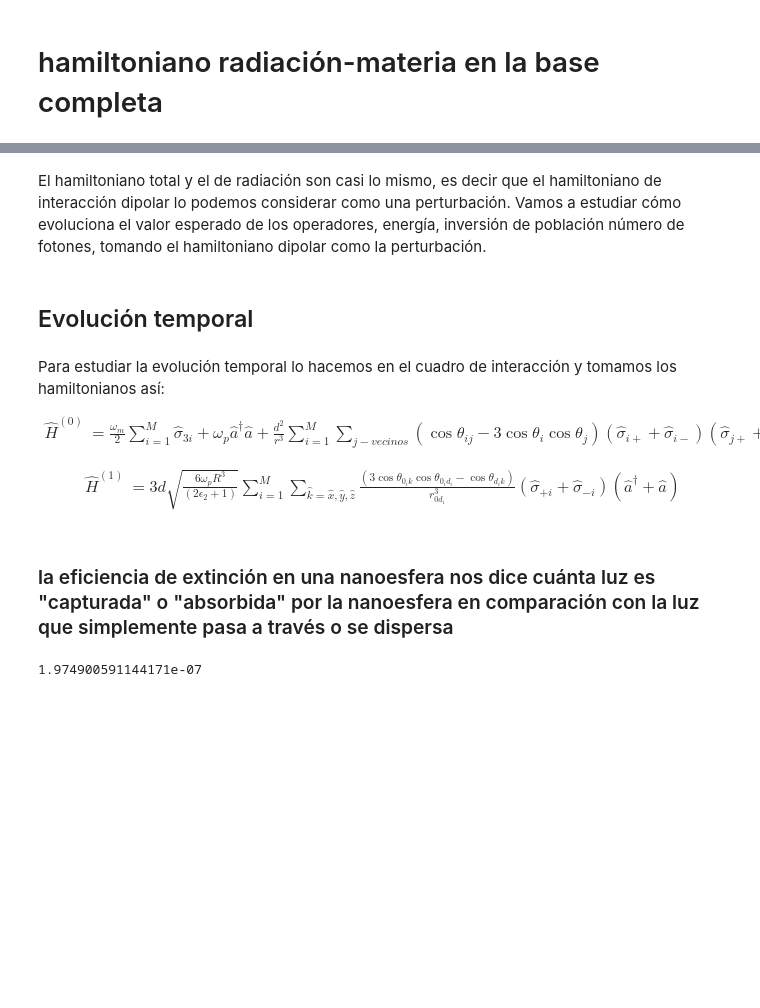
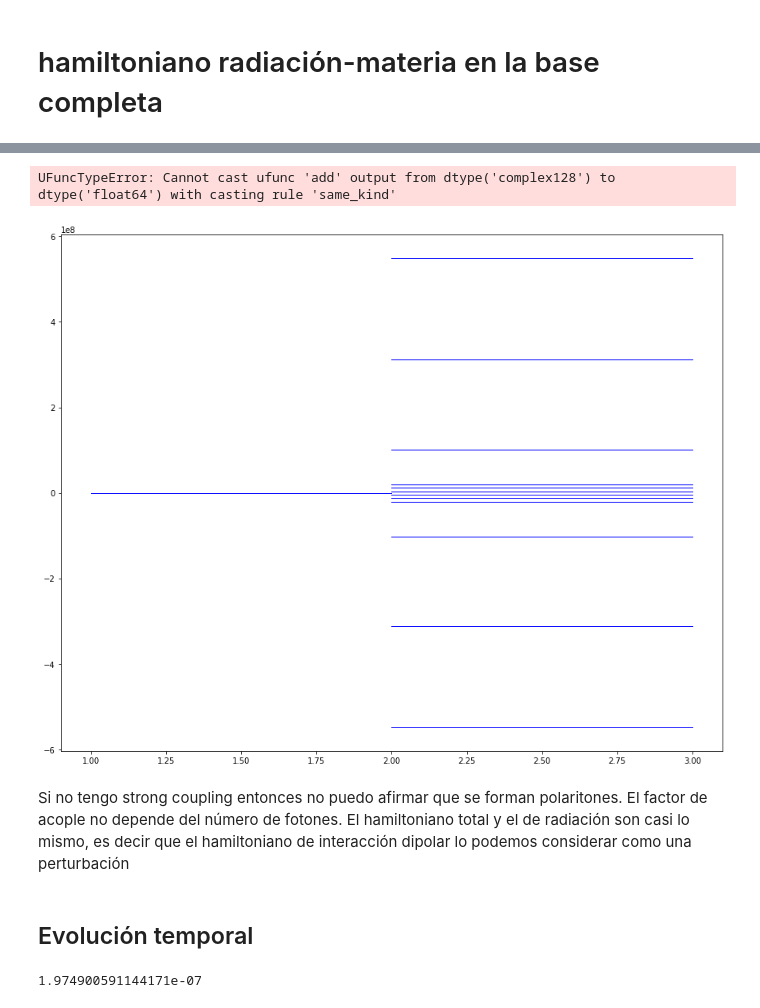
Before and after one commit to juanF9910/Trabajo_Grado_git, a Jupyter notebook: niveles_E2.ipynb, the cells around one changed output, grey strips where cells are left out. Drawn from its saved outputs; the diff is of its cells as text; code cells hidden in the pictures; blank space fills up the shorter version.

```diff
--- a/niveles_E2.ipynb
+++ b/niveles_E2.ipynb
@@ -488,17 +311,37 @@ La distancia efectiva de acción de la nanoesfera será por lo tanto la distanci
+# %%
+
+U1=Hrad0(a)
+
+fig1,ax1=plt.subplots(1,1,figsize=(15,12))
+
+for i in range (1,M+1):
+
+    U0=Hdip0(i, sigmas)
+    U2=HradI(i, momentos, sigmas, P, a, y)[0]
+
+    U=U0+U1+U2
+    E=np.linalg.eigvals(U)
+
+    for j in range(len(E)):
+        y=E[j]
+        X=[int(i), int(i+1)]
+        ax1.plot(X,[y,y], c='blue', lw=1)
+
+ax1.set_xlabel('Número de dipolos (M)', fontsize=25)
+ax1.set_ylabel('Energía $[E_h]$', fontsize=25)
+ax1.set_title('Espectro de energía de $\hat{H}_{tot}$', fontsize=30)
+
+
+ax1.tick_params(axis='x', labelsize=20)
+ax1.tick_params(axis='y', labelsize=20)
+
+#ax1.set_ylim(0.10, 0.12)
+
+plt.show()
+# %% [output]
+UFuncTypeError: Cannot cast ufunc 'add' output from dtype('complex128') to dtype('float64') with casting rule 'same_kind'
+[figure, added]
 # %% [markdown]
-El hamiltoniano total y el de radiación son casi lo mismo, es decir que el hamiltoniano de interacción dipolar lo podemos considerar como una perturbación. Vamos a estudiar cómo evoluciona el valor esperado de los operadores, energía, inversión de población
-número de fotones, tomando el hamiltoniano dipolar como la perturbación.
+Si no tengo strong coupling entonces no puedo afirmar que se forman polaritones. El factor de acople no depende del número de fotones.  El hamiltoniano total y el de radiación son casi lo mismo, es decir que el hamiltoniano de interacción dipolar lo podemos considerar como una perturbación
 # %% [markdown]
 ## Evolución temporal
-# %% [markdown]
-Para estudiar la evolución temporal lo hacemos en el cuadro de interacción y tomamos los hamiltonianos así:
-
-
-\begin{align}
-    \hat{H}^{(0)}&= \frac{ \omega_m}{2} \sum_{i=1}^{M} \hat{\sigma}_{3i}+ \omega_p \hat{a}^\dagger \hat{a}+\frac{d^2}{ r^3} \sum_{i=1}^{M} \sum_{j-vecinos}\left( \cos\theta_{ij}-3 \cos \theta_i \cos \theta_j \right) ( \hat{\sigma}_{i+}+\hat{\sigma}_{i-}) (\hat{\sigma}_{j+}+\hat{\sigma}_{j-})
-\end{align}
-
-
-\begin{align}
-    \hat{H}^{(1)}&=3d\sqrt{\frac{6 \omega_p R^3}{(2\epsilon_2+1)}} \sum_{i=1}^{M}\sum_{\hat{k}=\hat{x}, \hat{y}, \hat{z}} \frac{ (3 \cos \theta_{0_ik} \cos \theta_{0_id_i}-\cos \theta_{d_ik}) }{r_{0d_i}^3}(\hat{\sigma}_{+i}+\hat{\sigma}_{-i}) (\hat{a}^\dagger+\hat{a})
-\end{align}
@@ -523,5 +348,3 @@ y=-(R+0.5*r)    #distancia vertical entre el centro de la nano esfera y la líne
-# %% [markdown]
-### la eficiencia de extinción en una nanoesfera nos dice cuánta luz es "capturada" o "absorbida" por la nanoesfera en comparación con la luz que simplemente pasa a través o se dispersa
 # %%
 hc=1.98644586e-25
 E=1.005846e-18
```
Also changed, not shown: parts of 42 cells of this notebook.
